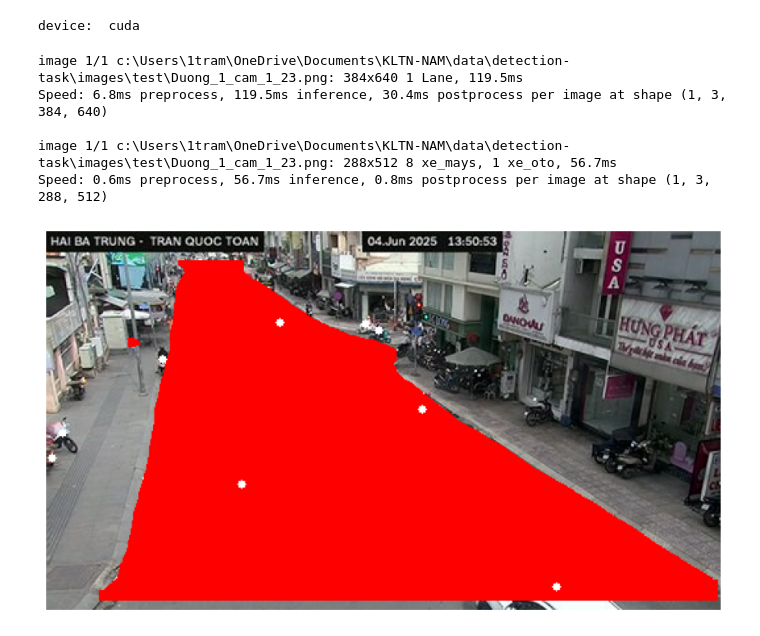
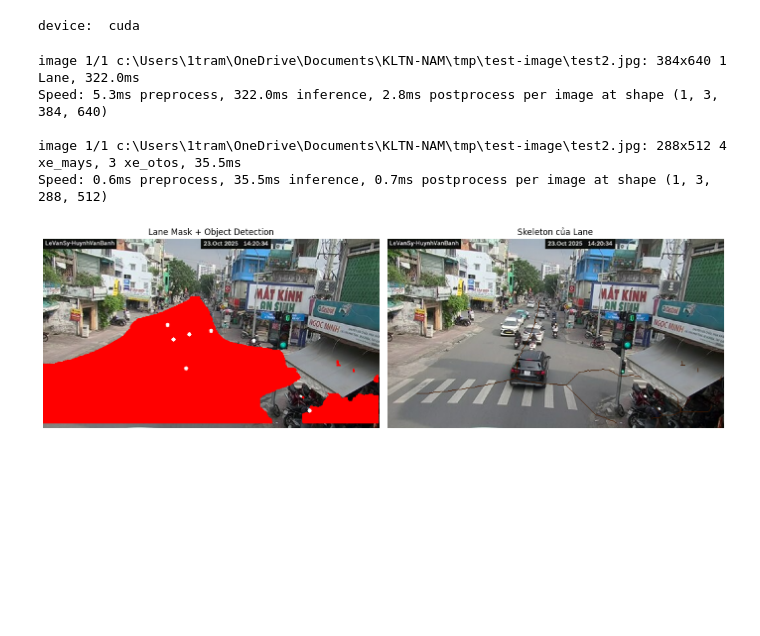
Before and after one commit to VTTr2004/Final-Thesis, a Jupyter notebook: test_segmantation.ipynb, the cells around one changed output. Drawn from its saved outputs; the diff is of its cells as text; code cells hidden in the pictures; blank space fills up the shorter version.

```diff
--- a/test_segmantation.ipynb
+++ b/test_segmantation.ipynb
@@ -15,46 +18,3 @@ device = torch.device("cuda" if torch.cuda.is_available() else "cpu")
 print("device: ", device)
 # %% [output]
 device:  cuda
-# %%
-import matplotlib.pyplot as plt
-
-# Đường dẫn ảnh
-img_path = r"data\detection-task\images\test\Duong_1_cam_1_23.png"
-
-# Đọc ảnh gốc
-img = cv2.imread(img_path)
-img = cv2.cvtColor(img, cv2.COLOR_BGR2RGB)
-h, w = img.shape[:2]
-
-# Dự đoán lane segmentation
-lane = model_seg.predict(source=img_path, device=device, save=False, show=False)
-mask_lane = lane[0].masks.data  # tensor [num_objects, H, W]
-
-# Dự đoán object detection
-obj = model_dect(source=img_path, device=device, save=False, show=False)[0]
-
-# Vẽ lane mask màu đỏ
-for mask in mask_lane:
-    mask = mask.cpu().numpy()
-    mask_resized = cv2.resize(mask, (w, h))  # resize về ảnh gốc
-    img[mask_resized > 0.5] = [255, 0, 0]   # tô đỏ
-
-# Vẽ tâm bounding box object detection màu trắng
-for box in obj.boxes.xyxy:
-    x1, y1, x2, y2 = box.int().tolist()
-    cx = (x1 + x2) // 2
-    cy = (y1 + y2) // 2
-    cv2.circle(img, (cx, cy), 3, (255, 255, 255), -1)
-
-# Hiển thị ảnh kết quả
-plt.figure(figsize=(12,6))
-plt.imshow(img)
-plt.axis('off')
-plt.show()
-# %% [output]
-image 1/1 c:\Users\1tram\OneDrive\Documents\KLTN-NAM\data\detection-task\images\test\Duong_1_cam_1_23.png: 384x640 1 Lane, 119.5ms
-Speed: 6.8ms preprocess, 119.5ms inference, 30.4ms postprocess per image at shape (1, 3, 384, 640)
-
-image 1/1 c:\Users\1tram\OneDrive\Documents\KLTN-NAM\data\detection-task\images\test\Duong_1_cam_1_23.png: 288x512 8 xe_mays, 1 xe_oto, 56.7ms
-Speed: 0.6ms preprocess, 56.7ms inference, 0.8ms postprocess per image at shape (1, 3, 288, 512)
-[figure, removed]
@@ -60,0 +73,11 @@ Speed: 0.6ms preprocess, 56.7ms inference, 0.8ms postprocess per image at shape
+# %%
+# img_path = r"data\detection-task\images\train\Duong_10_cam_1_38.png"
+img_path = r"tmp\test-image\test2.jpg"
+visualize_segmentation_and_skeleton(img_path)
+# %% [output]
+image 1/1 c:\Users\1tram\OneDrive\Documents\KLTN-NAM\tmp\test-image\test2.jpg: 384x640 1 Lane, 322.0ms
+Speed: 5.3ms preprocess, 322.0ms inference, 2.8ms postprocess per image at shape (1, 3, 384, 640)
+
+image 1/1 c:\Users\1tram\OneDrive\Documents\KLTN-NAM\tmp\test-image\test2.jpg: 288x512 4 xe_mays, 3 xe_otos, 35.5ms
+Speed: 0.6ms preprocess, 35.5ms inference, 0.7ms postprocess per image at shape (1, 3, 288, 512)
+[figure, added]
```
Also changed, not shown: parts of 2 cells of this notebook, 15 other files.
